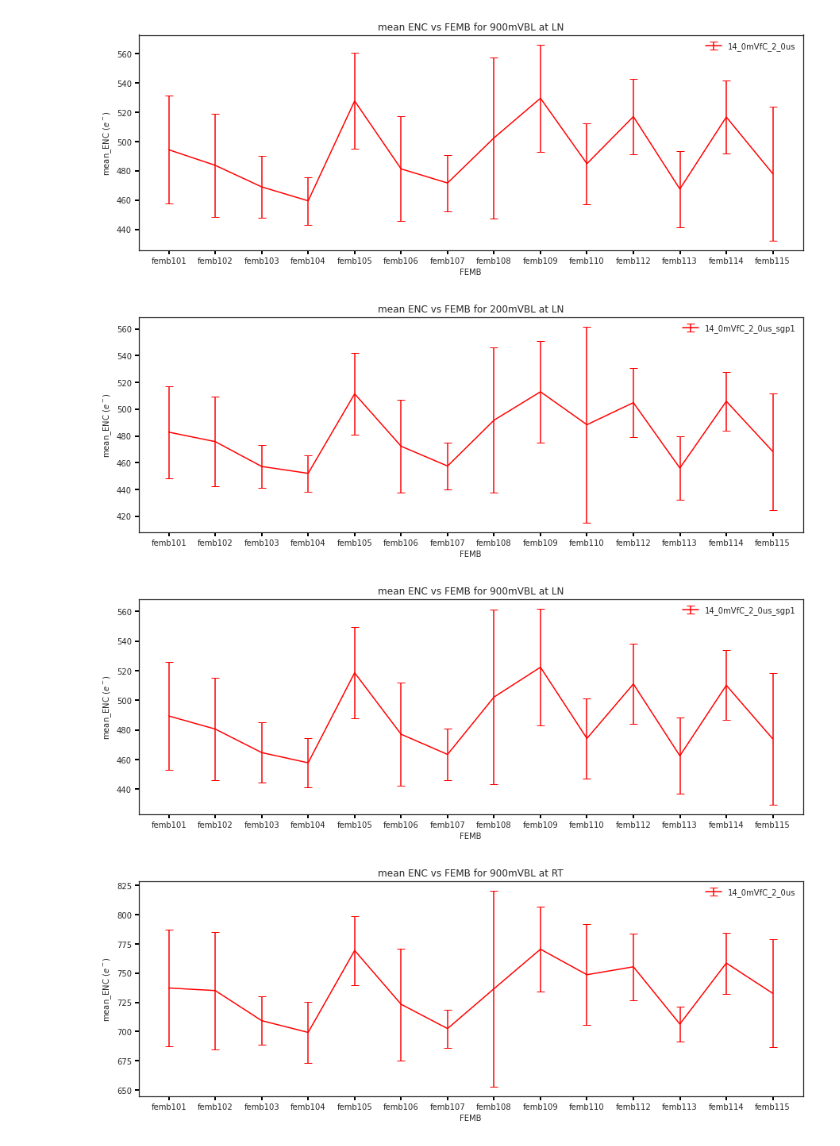
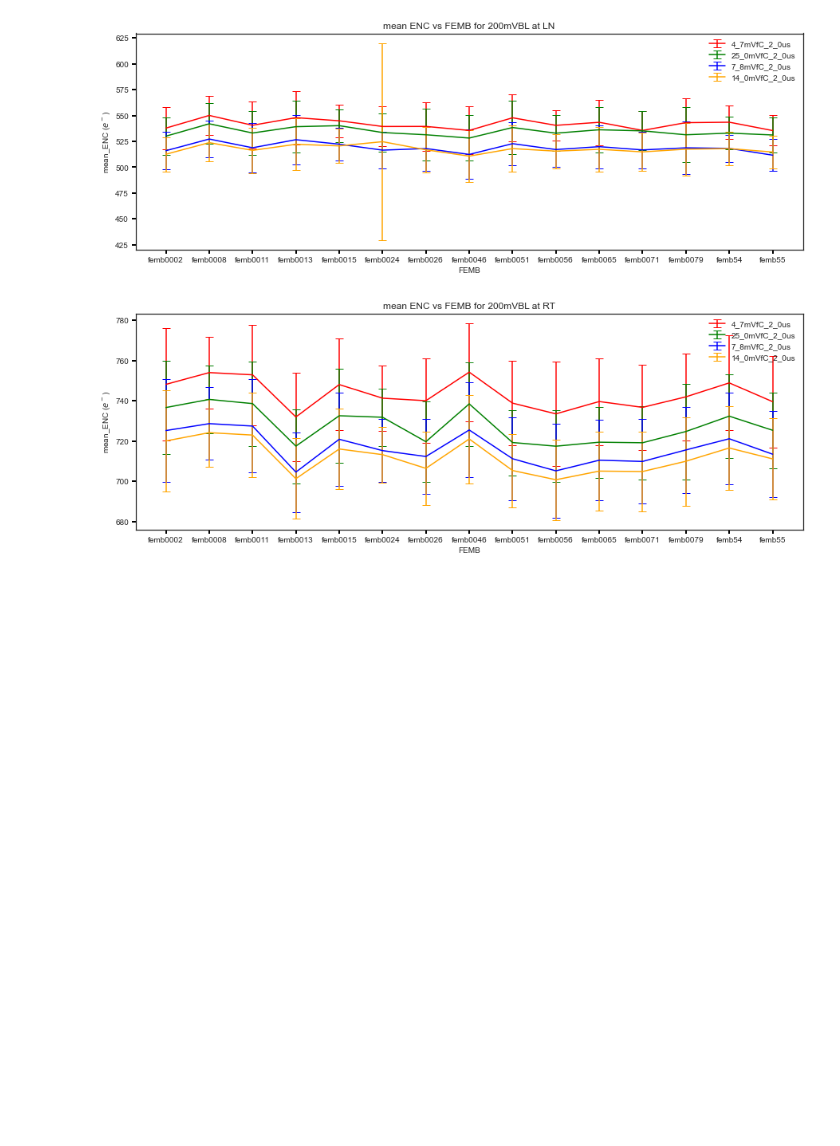
Before and after one commit to sgaobnl/WIB_SW_BNL, a Jupyter notebook: QC_analysis/gain_enc_vs_femb.ipynb, the cells around one changed output. Drawn from its saved outputs; the diff is of its cells as text; code cells hidden in the pictures; blank space fills up the shorter version.

```diff
--- a/QC_analysis/gain_enc_vs_femb.ipynb
+++ b/QC_analysis/gain_enc_vs_femb.ipynb
@@ -2,4 +2,4 @@
 from utils import *
 plt.style.use('seaborn-white')
 # %%
-input_dir = '../results/analysis/minisas/'
+input_dir = '../results/IO-1865-1D/QC_analysis/'
@@ -137,8 +117,8 @@ for CALI in cali_numbers:
 # %%
 # enc
 temperatures = ['LN', 'RT']
-# cali_numbers = ['CALI2']#, 'CALI2', 'CALI3', 'CALI4']
-cali_numbers = ['CALI2', 'CALI3', 'CALI4']
+cali_numbers = ['CALI1']#, 'CALI2', 'CALI3', 'CALI4']
+# cali_numbers = ['CALI2', 'CALI3', 'CALI4']
 for T in temperatures:
     for CALI in cali_numbers:
         output_dir = '/'.join([input_dir, T, CALI, 'enc_vs_femb'])
@@ -187,34 +167,32 @@ for T in temperatures:
             tmp_df = pd.DataFrame({'femb': femb_ids, 'enc_{}'.format(config): mean_encs, 'std_{}'.format(config): std_encs})
             if i==0:
                 gain_df = pd.concat([gain_df, tmp_df], axis=1)
             else:
                 gain_df = gain_df.merge(tmp_df, how='left', on='femb')
 #             plt.figure(figsize=(15, 5))
 #             plt.plot(femb_ids, mean_gains, marker='.', markersize=7.5, color=colors[i],
 #                      label='{}__mean = {:.3f}__std = {:.3f}'.format(config, MEAN, STD))
         cols = gain_df.columns
         BL = cols[1].split('_')[1]
 
         i = 0
         for ii in range(1, len(cols), 2):
             config = '_'.join(cols[ii].split('_')[2:])
             coly = cols[ii]
             colerr = cols[ii+1]
             gain_df.sort_values(by='femb', ascending=True, inplace=True)
             plt.errorbar(x=gain_df['femb'], y=gain_df[coly], yerr=gain_df[colerr], color=colors[i],
                         capsize=5, label='{}'.format(config))
             i += 1
         plt.xlabel('FEMB')
         plt.ylabel('mean_ENC ($e^-$)')
         plt.title('mean ENC vs FEMB for {} at {}'.format(BL, T))
 #         plt.title('{}, mean ENC vs FEMB for {} at {}'.format(CALI, BL, T))
         plt.legend()
         figname = '_'.join([CALI, 'ENC_vs_femb'])
         if sgp1:
             figname += '_sgp1'
         plt.savefig('/'.join([output_dir, figname + '.png']))
 # %% [output]
-[figure, old version]
+[figure, new version]
-[figure, old version]
+[figure, new version]
-[figure, removed]
-[figure, removed]
```
Also changed, not shown: parts of 3 cells of this notebook, 1 other file.
